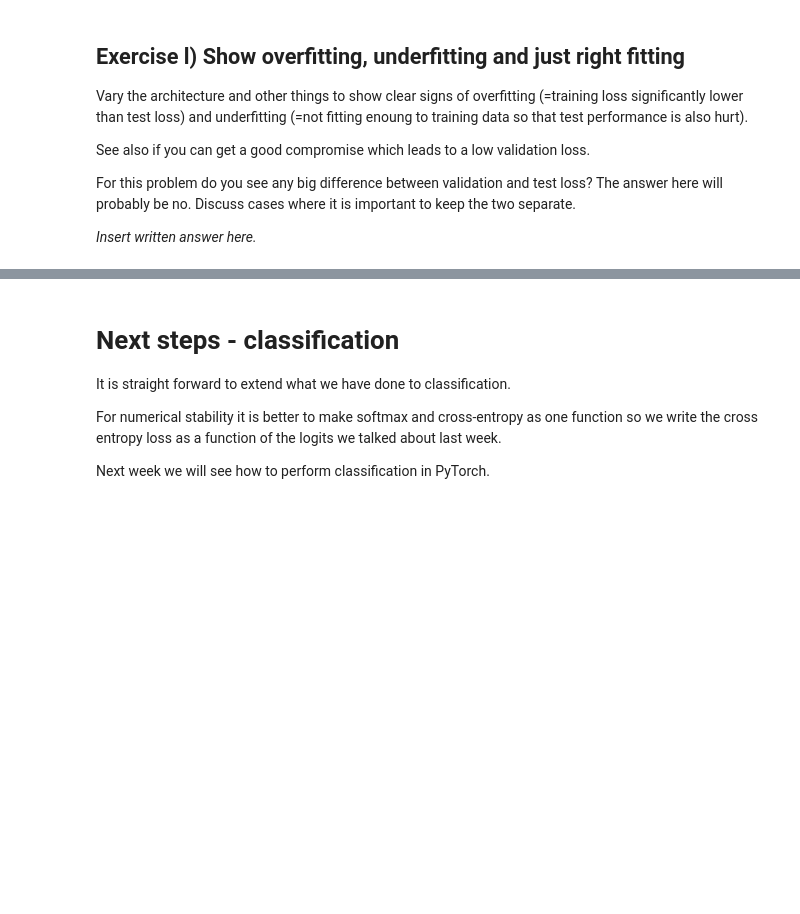
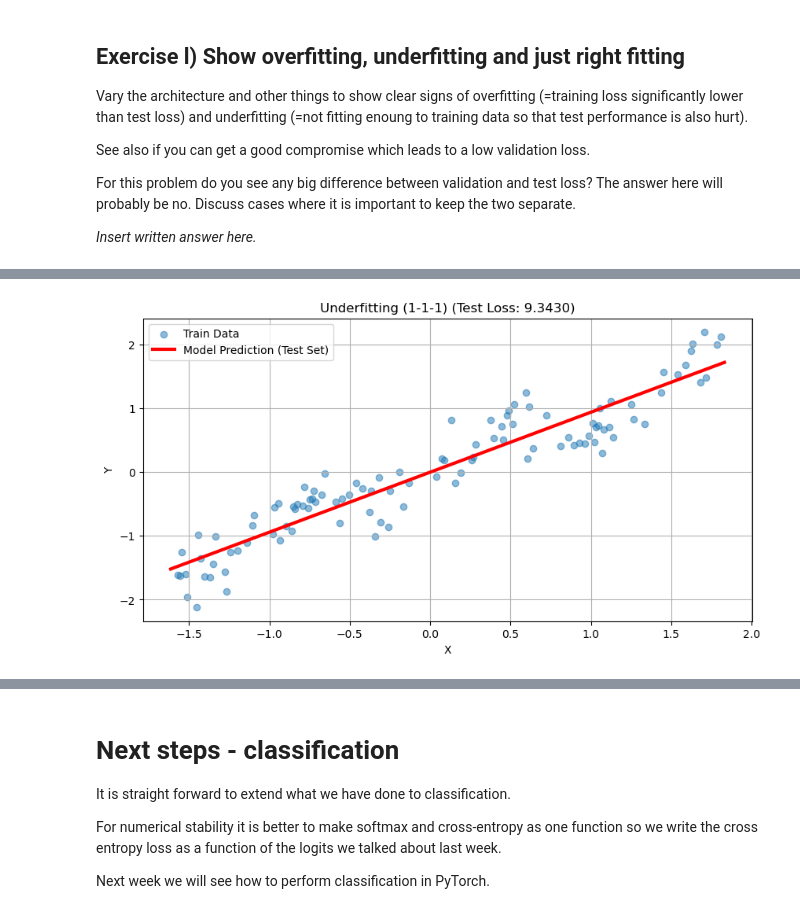
Before and after one commit to jora05/Deep_Learning, a Jupyter notebook: DL_AutoDiff_Nanograd.ipynb, the cells around one changed output, grey strips where cells are left out. Saved outputs shown, nothing was run; the diff lists cells and outputs as text; code cells hidden in the pictures; blank space fills up the shorter version.

```diff
--- a/DL_AutoDiff_Nanograd.ipynb
+++ b/DL_AutoDiff_Nanograd.ipynb
@@ -1029,0 +1110,9 @@ _Insert written answer here._
+# %%
+# 1. Underfitting
+NN_underfit = [
+    DenseLayer(1, 1, lambda x: x.identity()),
+    DenseLayer(1, 1, lambda x: x.identity()) # Essentially a single linear model
+]
+NN_underfit, _, _ = train_and_evaluate(NN_underfit, INITIAL_EPOCHS, LEARN_R, "UNDERFITTING: 1-1-1 Linear Model")
+plot_results("Underfitting (1-1-1)", NN_underfit)
+# %% [output]
@@ -1029,0 +1129 @@ _Insert written answer here._
+[figure, added]
```
Also changed, not shown: parts of 11 cells of this notebook.
